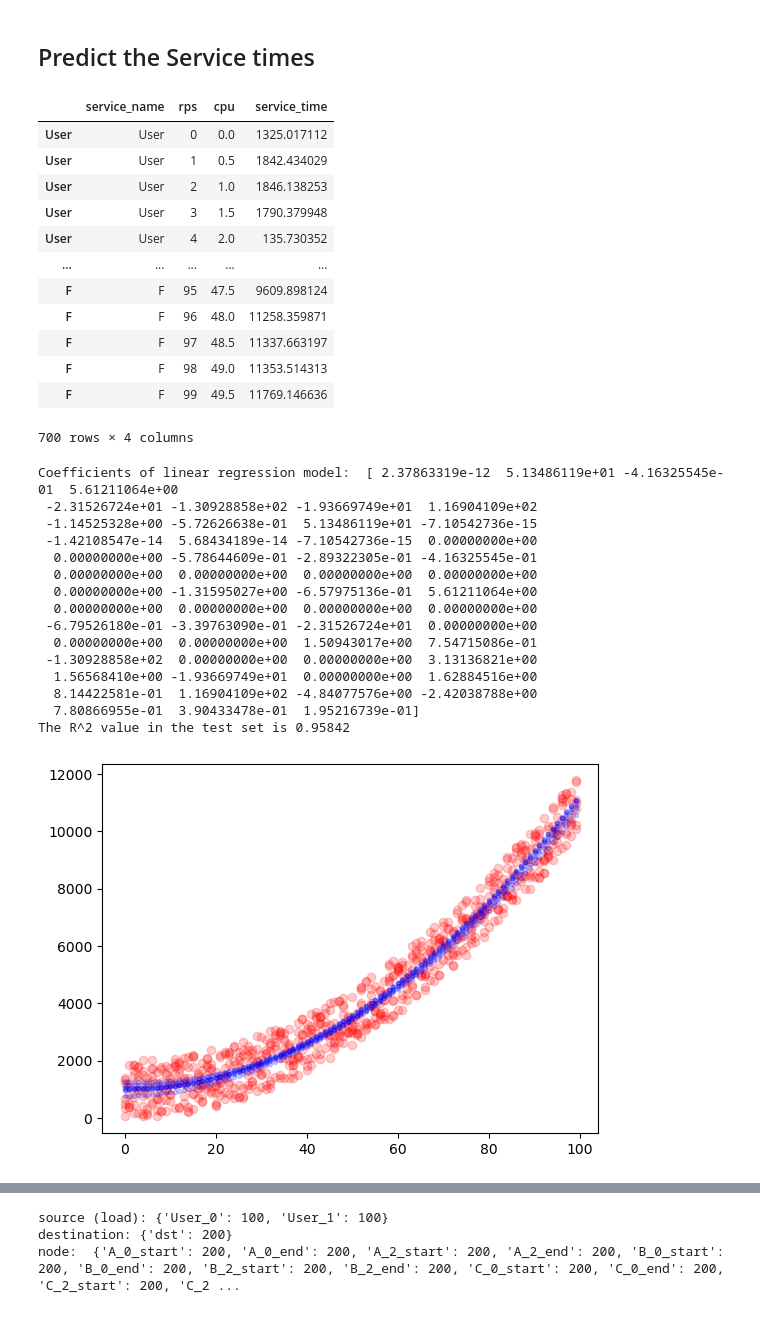
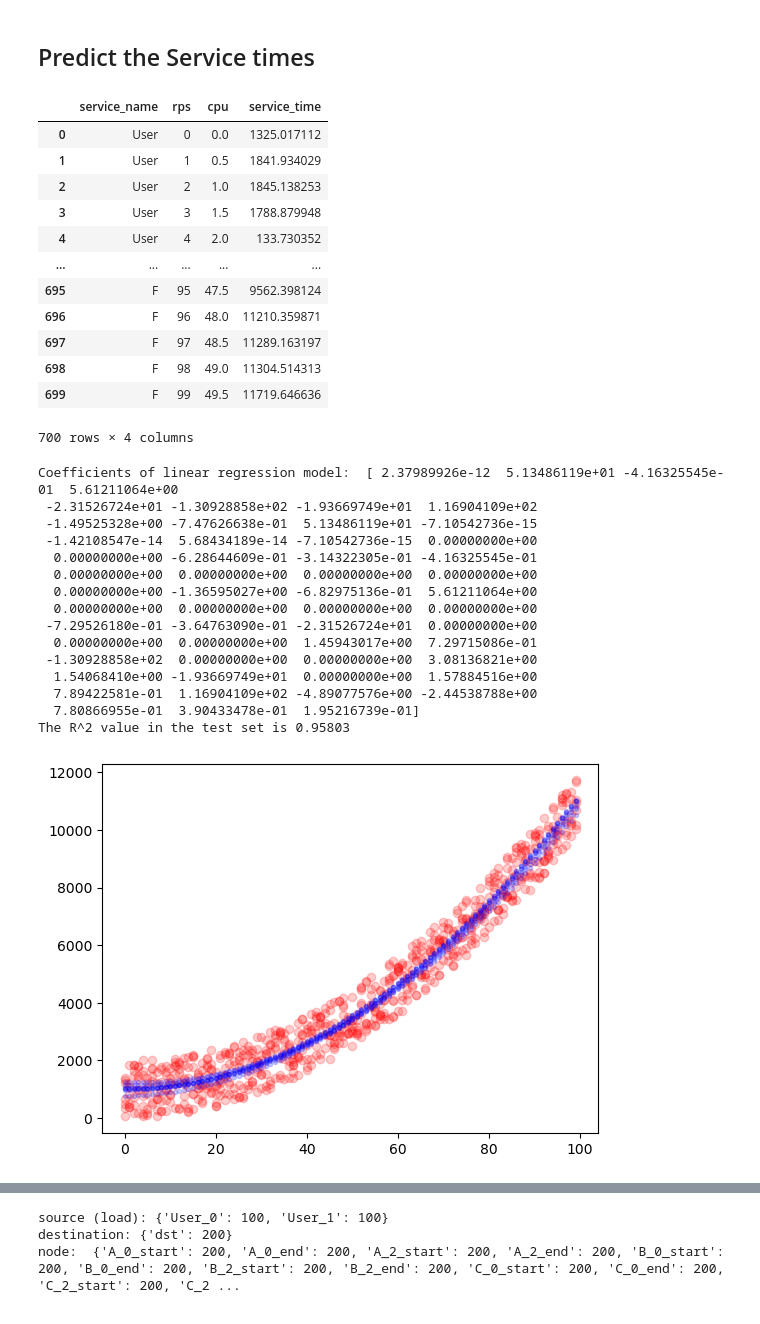
Before and after one commit to netarch/slate-sim, a Jupyter notebook: ml_optimizer.ipynb, the cells around one changed output, grey strips where cells are left out. Saved outputs shown, nothing was run; the diff lists cells and outputs as text; code cells hidden in the pictures.

```diff
--- a/ml_optimizer.ipynb
+++ b/ml_optimizer.ipynb
@@ -42,8 +82,8 @@ for svc in sim.dag.all_service:
     x_cpu += list((np.arange(0,num_data_point))/2)
     x_service_name += [svc.name] * num_data_point
     for i in range(num_data_point):
-        # y_service_time.append(pow(x_rps[i], i%2+2) + x_cpu[i] + random.random()*1000)
-        y_service_time.append(pow(x_rps[i],true_function_degree) + x_cpu[i] + random.random()*randomize_factor)
+        y_service_time.append(pow(x_rps[i],true_function_degree) + random.random()*randomize_factor)
+        # y_service_time.append(pow(x_rps[i],true_function_degree) + x_cpu[i] + random.random()*randomize_factor)
 
 observation = pd.DataFrame(
     data={
@@ -52,7 +92,7 @@ observation = pd.DataFrame(
         "cpu": x_cpu,
         "service_time": y_service_time,
     },
-    index=x_service_name
+    # index=x_service_name
 )
 # with pd.option_context('display.max_rows', None,):
 #     with pd.option_context('display.max_colwidth', None):
@@ -60,7 +100,9 @@ observation = pd.DataFrame(
 display(observation)
 
 X = observation[["service_name", "rps", "cpu"]]
+# X = observation[["service_name", "rps"]]
 y = observation["service_time"]
+
 X_train, X_test, y_train, y_test = train_test_split(
     X, y, train_size=0.8, random_state=1
 )
@@ -69,16 +111,9 @@ feat_transform = make_column_transformer(
     (OneHotEncoder(), ["service_name"]),
     # (StandardScaler(), ["rps", "cpu"]),
     ("passthrough", ["rps", "cpu"]),
+    # ("passthrough", ["rps"]),
     verbose_feature_names_out=False
 )
-
-# print(X_train)
-# feat_transform.fit_transform(X_train)
-# print(X_train)
-
-# print("X", type(X_train)) # dataframe
-# print("X", X_train)
-# print(feat_transform.fit_transform(X_train))
 
 
 ## Pipeline consists of
@@ -93,60 +128,60 @@ elif regressor_degree > 1:
     reg.fit(X_train, y_train)
     #################################################
     ## Breaking down polynomial regressor pipeline ##
     #################################################
     # print("Original X_train: ", X_train)
     # X_train_T = feat_transform.fit_transform(X_train)
     # print("X_train_T: ", X_train_T)
     # poly = PolynomialFeatures(degree=regressor_degree, include_bias=True)
     # X_train_poly = poly.fit_transform(X_train_T)
     # print("X_train_poly: ", X_train_poly)
     # reg = LinearRegression()
     # reg.fit(X_train_poly, y_train)
     # print("poly.get_feature_names_out(): ", poly.get_feature_names_out())
 
 ## Debug print
 # print(reg[0])
 # print(reg[1])
 # print(reg)
 
 ## Print trained parameters(coefficients) of the model
 print("Coefficients of linear regression model: ", reg["linearregression"].coef_)
 
 ## Run prediction and compare it with the ground truth to see how accurate the trained model is
 y_pred = reg.predict(X_test)
 print(f"The R^2 value in the test set is {np.round(r2_score(y_test, y_pred),5)}")
 plt.plot(X["rps"], y, 'ro', label="observation", alpha=0.2)
 plt.plot(X["rps"], reg.predict(X), 'b.', label="observation", alpha=0.2)
 plt.show()
 # %% [output]
 |  | service_name | rps | cpu | service_time |
-| User | User | 0 | 0.0 | 1325.017112 |
-| User | User | 1 | 0.5 | 1842.434029 |
-| User | User | 2 | 1.0 | 1846.138253 |
-| User | User | 3 | 1.5 | 1790.379948 |
-| User | User | 4 | 2.0 | 135.730352 |
+| 0 | User | 0 | 0.0 | 1325.017112 |
+| 1 | User | 1 | 0.5 | 1841.934029 |
+| 2 | User | 2 | 1.0 | 1845.138253 |
+| 3 | User | 3 | 1.5 | 1788.879948 |
+| 4 | User | 4 | 2.0 | 133.730352 |
 | ... | ... | ... | ... | ... |
-| F | F | 95 | 47.5 | 9609.898124 |
-| F | F | 96 | 48.0 | 11258.359871 |
-| F | F | 97 | 48.5 | 11337.663197 |
-| F | F | 98 | 49.0 | 11353.514313 |
-| F | F | 99 | 49.5 | 11769.146636 |
+| 695 | F | 95 | 47.5 | 9562.398124 |
+| 696 | F | 96 | 48.0 | 11210.359871 |
+| 697 | F | 97 | 48.5 | 11289.163197 |
+| 698 | F | 98 | 49.0 | 11304.514313 |
+| 699 | F | 99 | 49.5 | 11719.646636 |
 700 rows × 4 columns
-Coefficients of linear regression model:  [ 2.37863319e-12  5.13486119e+01 -4.16325545e-01  5.61211064e+00
+Coefficients of linear regression model:  [ 2.37989926e-12  5.13486119e+01 -4.16325545e-01  5.61211064e+00
  -2.31526724e+01 -1.30928858e+02 -1.93669749e+01  1.16904109e+02
- -1.14525328e+00 -5.72626638e-01  5.13486119e+01 -7.10542736e-15
+ -1.49525328e+00 -7.47626638e-01  5.13486119e+01 -7.10542736e-15
  -1.42108547e-14  5.68434189e-14 -7.10542736e-15  0.00000000e+00
-  0.00000000e+00 -5.78644609e-01 -2.89322305e-01 -4.16325545e-01
+  0.00000000e+00 -6.28644609e-01 -3.14322305e-01 -4.16325545e-01
   0.00000000e+00  0.00000000e+00  0.00000000e+00  0.00000000e+00
-  0.00000000e+00 -1.31595027e+00 -6.57975136e-01  5.61211064e+00
+  0.00000000e+00 -1.36595027e+00 -6.82975136e-01  5.61211064e+00
   0.00000000e+00  0.00000000e+00  0.00000000e+00  0.00000000e+00
- -6.79526180e-01 -3.39763090e-01 -2.31526724e+01  0.00000000e+00
-  0.00000000e+00  0.00000000e+00  1.50943017e+00  7.54715086e-01
- -1.30928858e+02  0.00000000e+00  0.00000000e+00  3.13136821e+00
-  1.56568410e+00 -1.93669749e+01  0.00000000e+00  1.62884516e+00
-  8.14422581e-01  1.16904109e+02 -4.84077576e+00 -2.42038788e+00
+ -7.29526180e-01 -3.64763090e-01 -2.31526724e+01  0.00000000e+00
+  0.00000000e+00  0.00000000e+00  1.45943017e+00  7.29715086e-01
+ -1.30928858e+02  0.00000000e+00  0.00000000e+00  3.08136821e+00
+  1.54068410e+00 -1.93669749e+01  0.00000000e+00  1.57884516e+00
+  7.89422581e-01  1.16904109e+02 -4.89077576e+00 -2.44538788e+00
   7.80866955e-01  3.90433478e-01  1.95216739e-01]
-The R^2 value in the test set is 0.95842
+The R^2 value in the test set is 0.95803
 [figure]
 # %% [markdown]
 ## Optimize latency for num of requests
```
Also changed, not shown: parts of 16 cells of this notebook.
